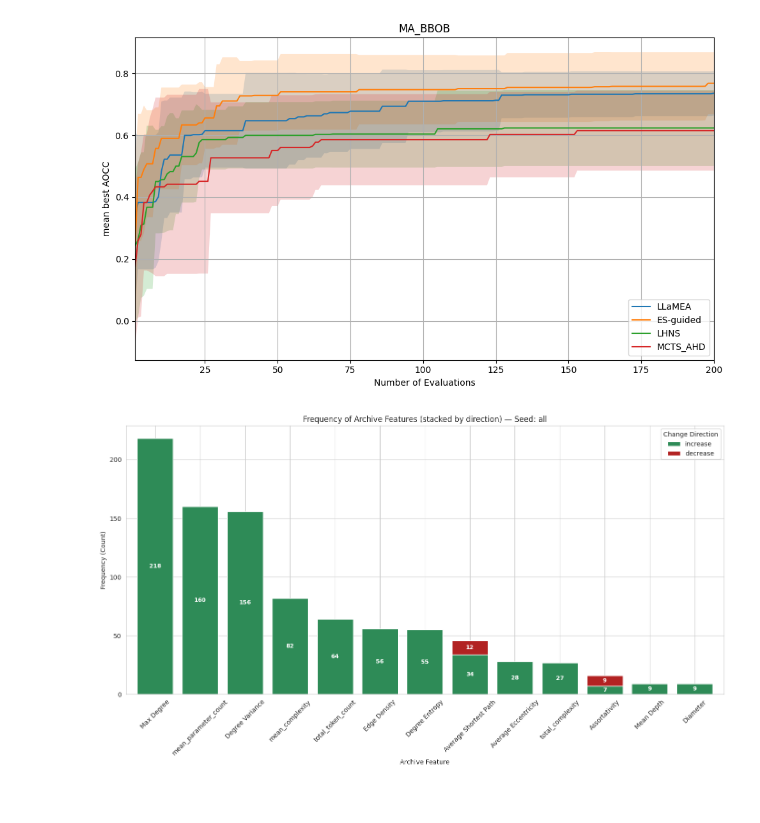
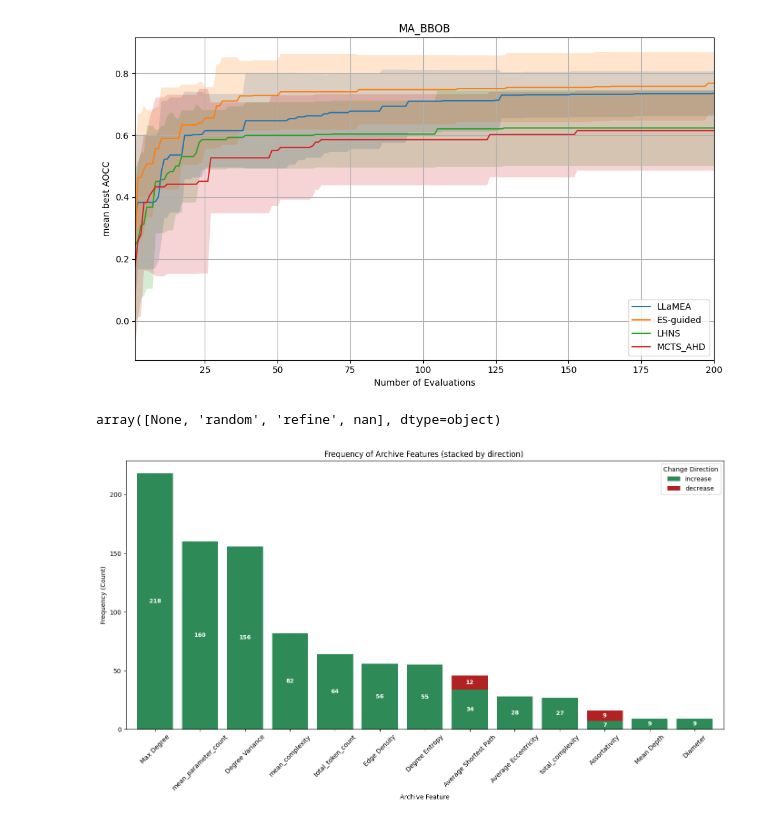
Before and after one commit to XAI-liacs/BLADE, a Jupyter notebook: examples/visualize_sbox_xai2.ipynb, the cells around one changed output. Cells and saved outputs as stored; diff of their text form; code cells hidden in the pictures.

```diff
--- a/examples/visualize_sbox_xai2.ipynb
+++ b/examples/visualize_sbox_xai2.ipynb
@@ -55,6 +55,9 @@ plt.show()
 [figure]
 # %%
 data = logger.get_problem_data("MA_BBOB")
+data["operator"].unique()
+# %% [output]
+array([None, 'random', 'refine', nan], dtype=object)
 # %%
 import pandas as pd
 import matplotlib.pyplot as plt
@@ -121,7 +124,7 @@ def plot_archive_feature_stacked_histograms_pandas(
         colors = [direction_colors.get(d, None) for d in counts.columns]
         counts.plot(kind="bar", stacked=True, ax=ax, color=colors, width=0.8)
 
-        ax.set_title(f"Frequency of Archive Features (stacked by direction) — Seed: {seed_label}")
+        ax.set_title(f"Frequency of Archive Features (stacked by direction) {seed_label}")
         ax.set_xlabel("Archive Feature")
         ax.set_ylabel("Frequency (Count)")
         ax.tick_params(axis="x", rotation=45)
@@ -130,36 +133,37 @@ def plot_archive_feature_stacked_histograms_pandas(
         # annotate each stacked segment
         # iterate bars per direction (container order matches columns)
         for container in ax.containers:
             for patch in container.patches:
                 height = patch.get_height()
                 if height >= min_count_to_label:
                     x = patch.get_x() + patch.get_width() / 2
                     y = patch.get_y() + height / 2
                     ax.text(x, y, f"{int(height)}", ha="center", va="center",
                             fontsize=9, fontweight="bold", color="white")
 
         fig.tight_layout()
 
         file_name = f"archive_feature_stacked_histogram_{name}_{seed_label}.png"
         plt.savefig(_savepath(file_name), dpi=200)
         plt.show()
         plt.close(fig)
 
     # per-seed
     #for seed_val, df_seed in df.groupby(seed_col, sort=False):
     #    _make_stacked(seed_val, df_seed)
-
+    # for operator_val, df_operator in df.groupby("operator", sort=False):
+    #     _make_stacked(operator_val, df_operator)
     # all together
-    _make_stacked("all", df)
+    _make_stacked("", df)
 
 
 # Example usage (same as yours)
 plot_archive_feature_stacked_histograms_pandas(
     data[data["method_name"] == "ES-guided"],
     name="ES-guided"
 )
 # %% [output]
-[figure, old version]
+[figure, new version]
 # %%
 # The next thing is that I want to see how often the "archive_feature" given the "archive_direction" changed from parent to child solution.
 
```
Also changed, not shown: parts of 3 cells of this notebook, 4 other files.
